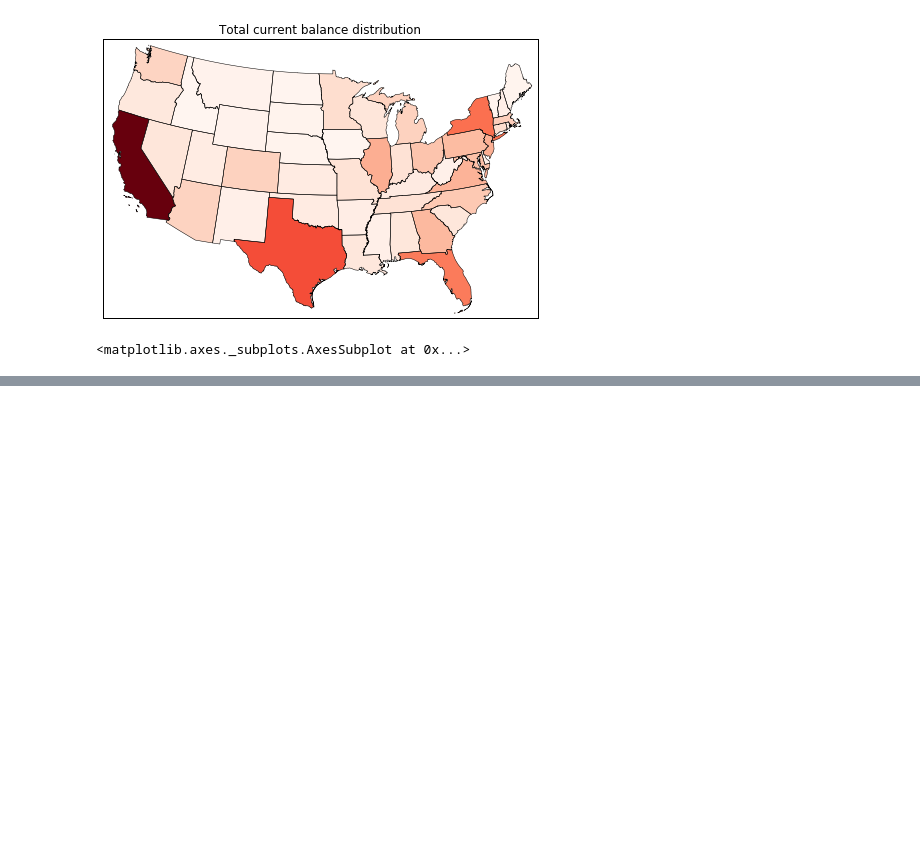
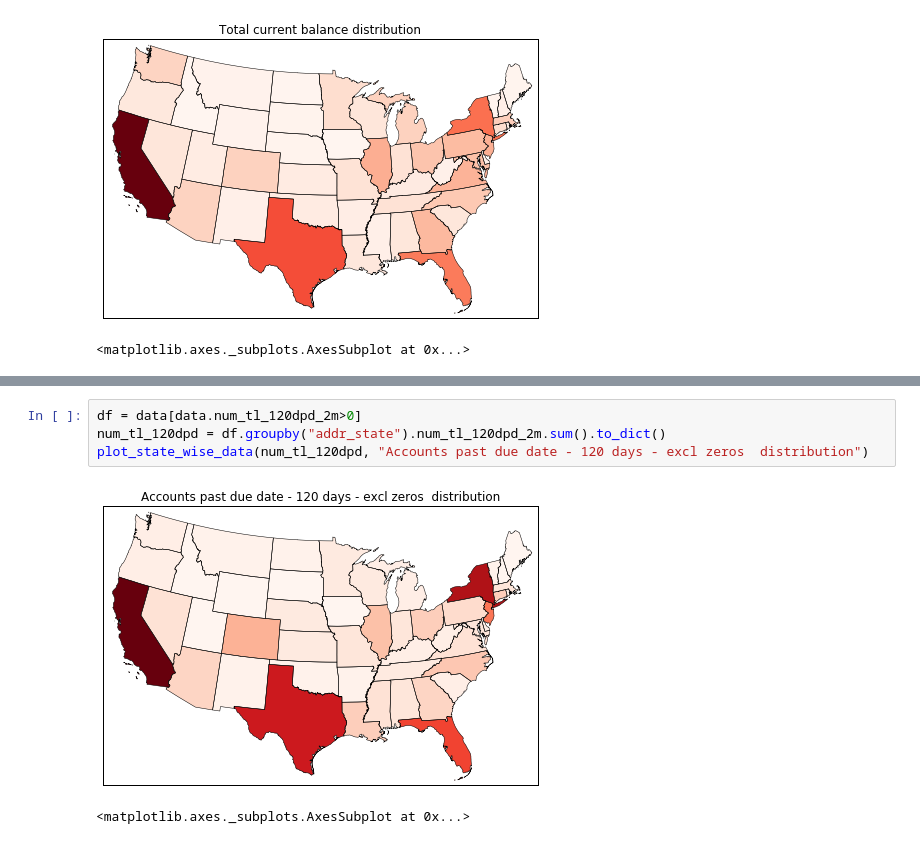
Before and after one commit to ankitagarwal/cs109a, a Jupyter notebook: base_notebook.ipynb, the cells around one changed output, grey strips where cells are left out. Saved outputs shown, nothing was run; the diff lists cells and outputs as text; blank space fills up the shorter version.

```diff
--- a/base_notebook.ipynb
+++ b/base_notebook.ipynb
@@ -747,0 +757,7 @@ plot_state_wise_data(total_acc, "Open account distribution")
+# %%
+df = data[data.num_tl_120dpd_2m>0]
+num_tl_120dpd = df.groupby("addr_state").num_tl_120dpd_2m.sum().to_dict()
+plot_state_wise_data(num_tl_120dpd, "Accounts past due date - 120 days - excl zeros  distribution")
+# %% [output]
+[figure, added]
+<matplotlib.axes._subplots.AxesSubplot at 0x...>
```
Also changed, not shown: parts of 2 cells of this notebook.
